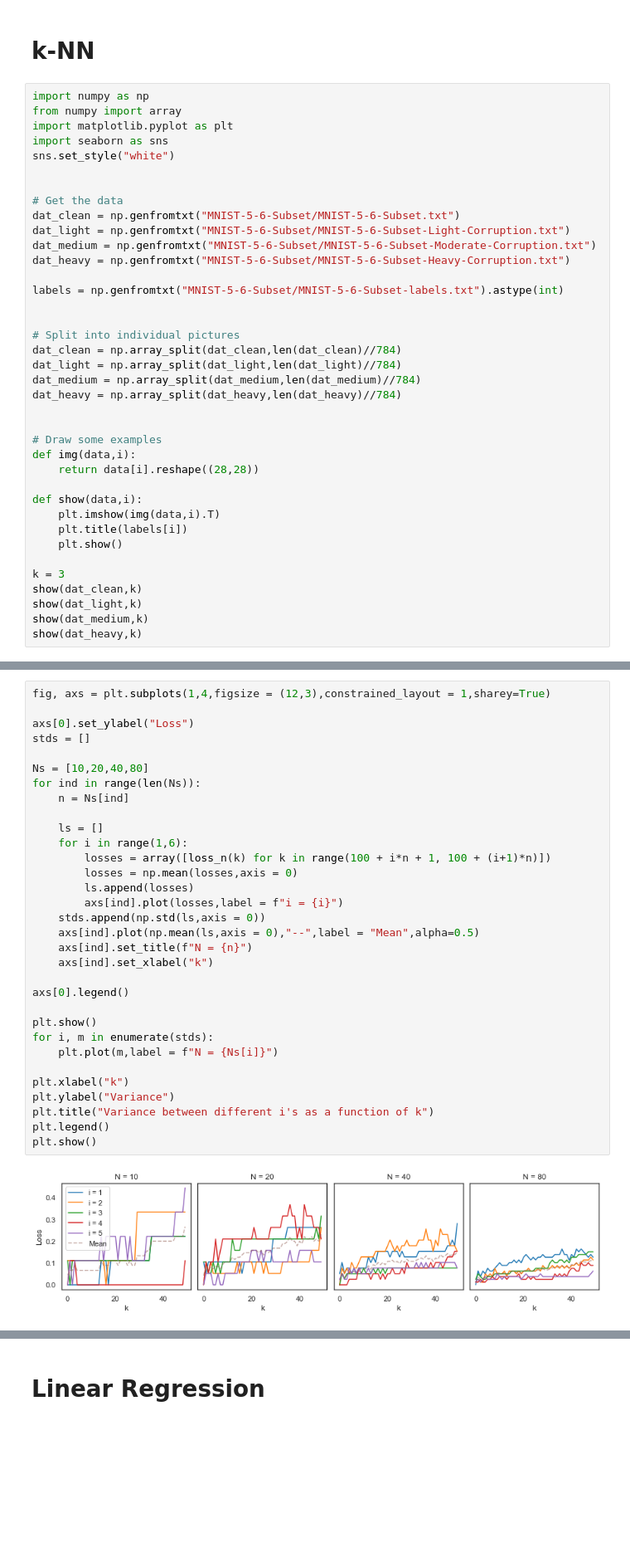
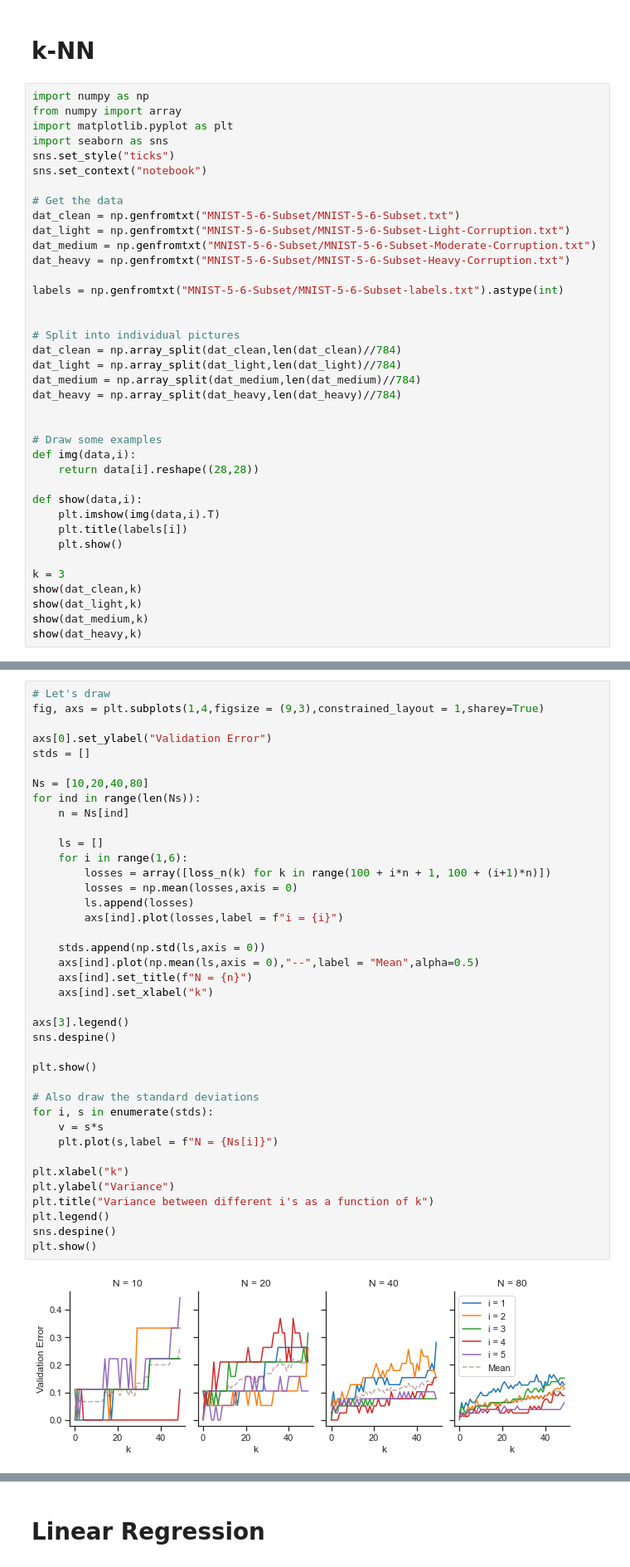
Before and after one commit to JakobSchauser/MLandData, a Jupyter notebook: MachineLearningA/Home Assigment 1/Home Assignment 1.ipynb, the cells around one changed output, grey strips where cells are left out. Shown at 83% size. Cells and saved outputs as stored; diff of their text form; blank space fills up the shorter version.

```diff
--- a/MachineLearningA/Home Assigment 1/Home Assignment 1.ipynb
+++ b/MachineLearningA/Home Assigment 1/Home Assignment 1.ipynb
@@ -5,8 +5,8 @@ import numpy as np
 from numpy import array
 import matplotlib.pyplot as plt
 import seaborn as sns
-sns.set_style("white")
-
+sns.set_style("ticks")
+sns.set_context("notebook")
 
 # Get the data
 dat_clean = np.genfromtxt("MNIST-5-6-Subset/MNIST-5-6-Subset.txt")
@@ -67,36 +76,43 @@ def loss(y_pred,y_true):
 def loss_n(n):
     return loss(knn(n),labels[n])
 # %%
-fig, axs = plt.subplots(1,4,figsize = (12,3),constrained_layout = 1,sharey=True)
+# Let's draw
+fig, axs = plt.subplots(1,4,figsize = (9,3),constrained_layout = 1,sharey=True)
 
-axs[0].set_ylabel("Loss")
+axs[0].set_ylabel("Validation Error")
 stds = []
 
 Ns = [10,20,40,80]
 for ind in range(len(Ns)):
     n = Ns[ind]
 
     ls = []
     for i in range(1,6):
         losses = array([loss_n(k) for k in range(100 + i*n + 1, 100 + (i+1)*n)])
         losses = np.mean(losses,axis = 0)
         ls.append(losses)
         axs[ind].plot(losses,label = f"i = {i}")
+
     stds.append(np.std(ls,axis = 0))
     axs[ind].plot(np.mean(ls,axis = 0),"--",label = "Mean",alpha=0.5)
     axs[ind].set_title(f"N = {n}")
     axs[ind].set_xlabel("k")
 
-axs[0].legend()
+axs[3].legend()
+sns.despine()
 
 plt.show()
-for i, m in enumerate(stds):
-    plt.plot(m,label = f"N = {Ns[i]}")
+
+# Also draw the standard deviations
+for i, s in enumerate(stds):
+    v = s*s
+    plt.plot(s,label = f"N = {Ns[i]}")
 
 plt.xlabel("k")
 plt.ylabel("Variance")
 plt.title("Variance between different i's as a function of k")
 plt.legend()
+sns.despine()
 plt.show()
 # %% [output]
-[figure, old version]
+[figure, new version]
```
Also changed, not shown: parts of 8 cells of this notebook, 8 other files.
